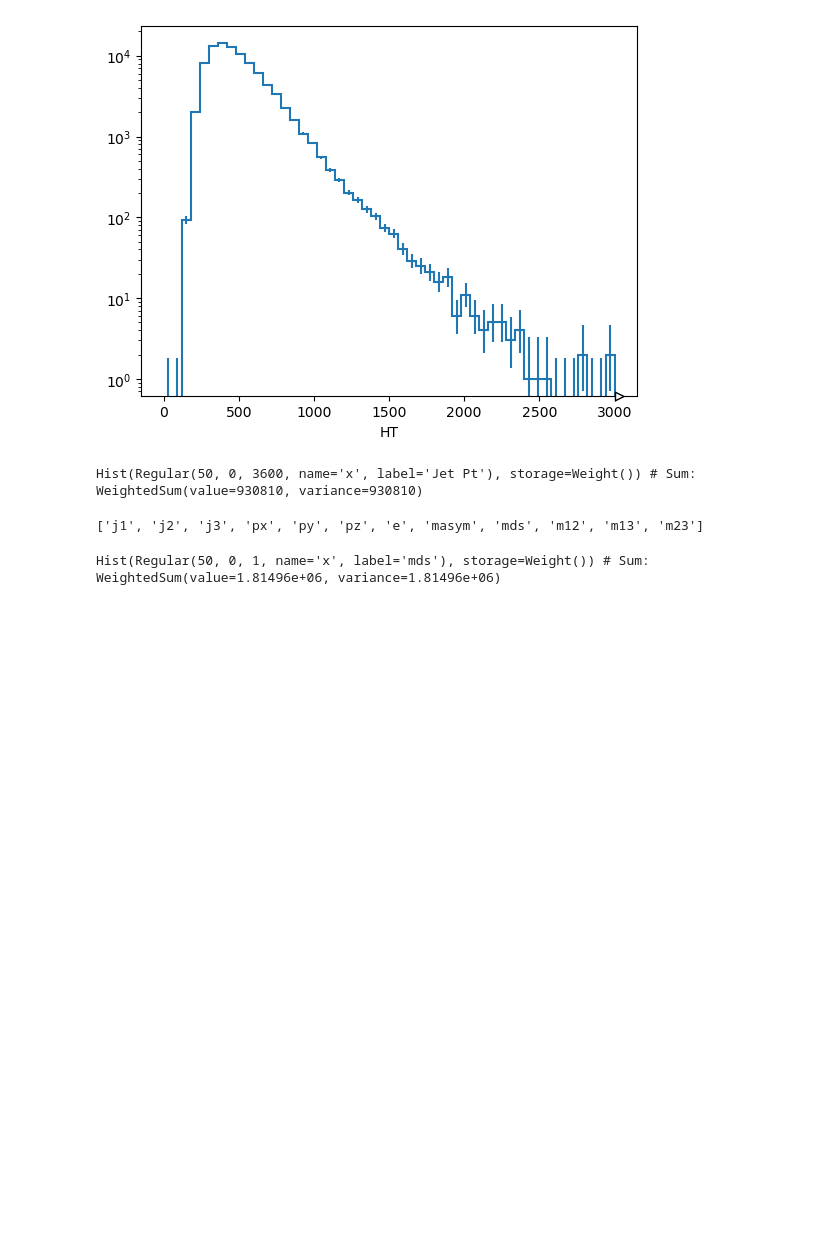
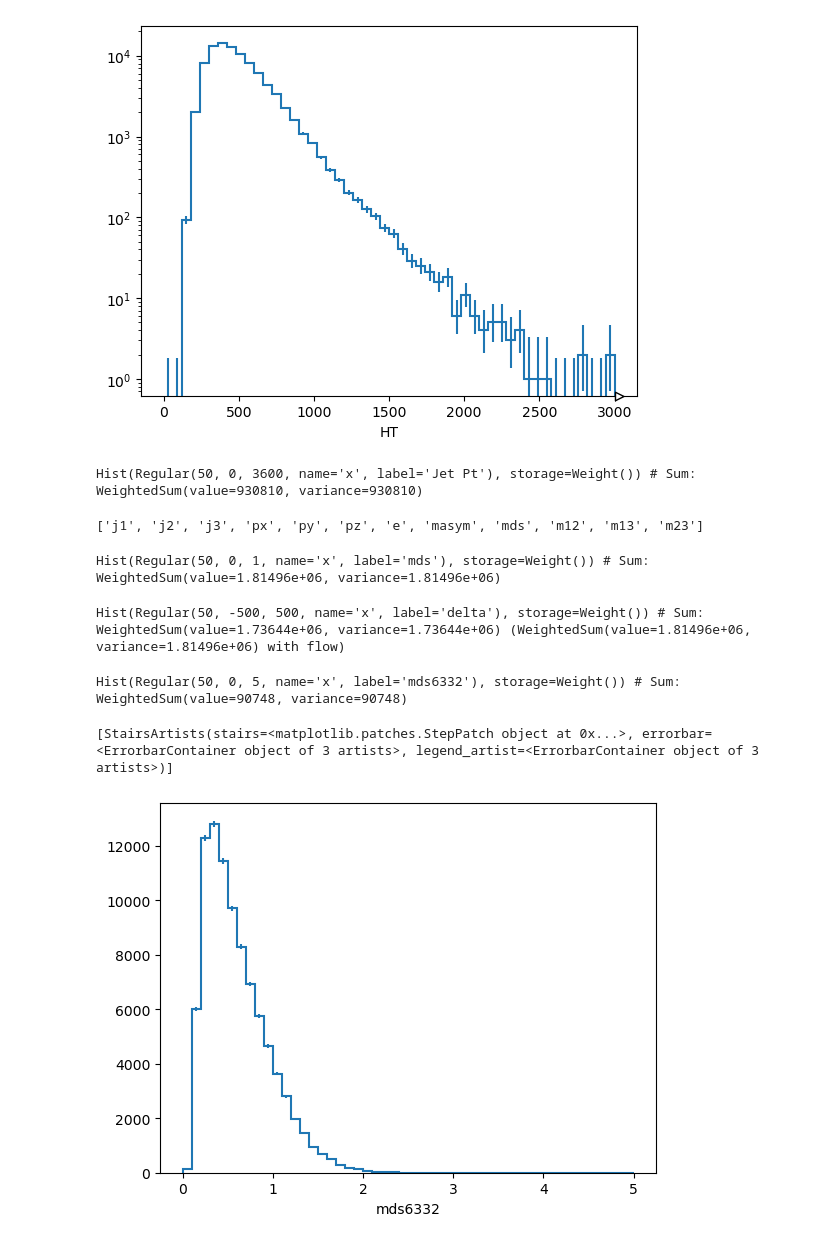
Before and after one commit to akanugan/MultiJets, a Jupyter notebook: run3_ntuplizer.ipynb, the cells around one changed output. Cells and saved outputs as stored; diff of their text form; code cells hidden in the pictures; blank space fills up the shorter version.

```diff
--- a/run3_ntuplizer.ipynb
+++ b/run3_ntuplizer.ipynb
@@ -145,6 +166,27 @@ h3 = Hist(
 h3.fill(ak.flatten(good_events.Trijet.mds.compute()))
 # %% [output]
 Hist(Regular(50, 0, 1, name='x', label='mds'), storage=Weight()) # Sum: WeightedSum(value=1.81496e+06, variance=1.81496e+06)
+# %%
+h5 = Hist(
+    hist.axis.Regular(50, -500, 500, name="x", label="delta"),
+    hist.storage.Weight()
+)
+h5.fill(ak.flatten(good_events.Trijet.delta.compute()))
+# %% [output]
+Hist(Regular(50, -500, 500, name='x', label='delta'), storage=Weight()) # Sum: WeightedSum(value=1.73644e+06, variance=1.73644e+06) (WeightedSum(value=1.81496e+06, variance=1.81496e+06) with flow)
+# %%
+h6 = Hist(
+    hist.axis.Regular(50, 0, 5, name="x", label="mds6332"),
+    hist.storage.Weight()
+)
+h6.fill(good_events.mds6332.compute())
+# %% [output]
+Hist(Regular(50, 0, 5, name='x', label='mds6332'), storage=Weight()) # Sum: WeightedSum(value=90748, variance=90748)
+# %%
+h6.plot()
+# %% [output]
+[StairsArtists(stairs=<matplotlib.patches.StepPatch object at 0x...>, errorbar=<ErrorbarContainer object of 3 artists>, legend_artist=<ErrorbarContainer object of 3 artists>)]
+[figure, added]
 # %%
 h4 = Hist(
     hist.axis.Regular(50, 100, 300, name="x", label="Trijet Invariant Mass"),
```
Also changed, not shown: parts of 6 cells of this notebook.
